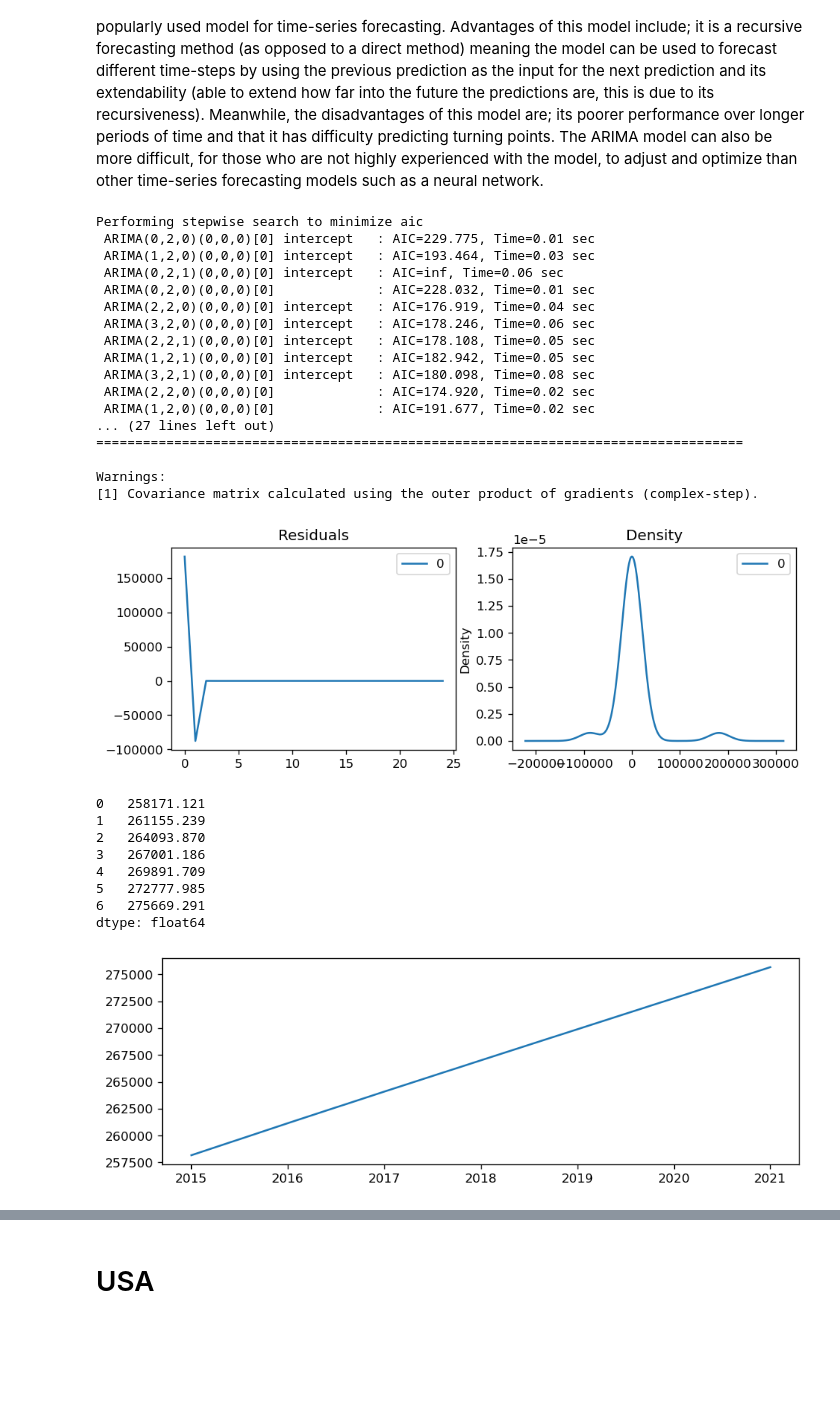
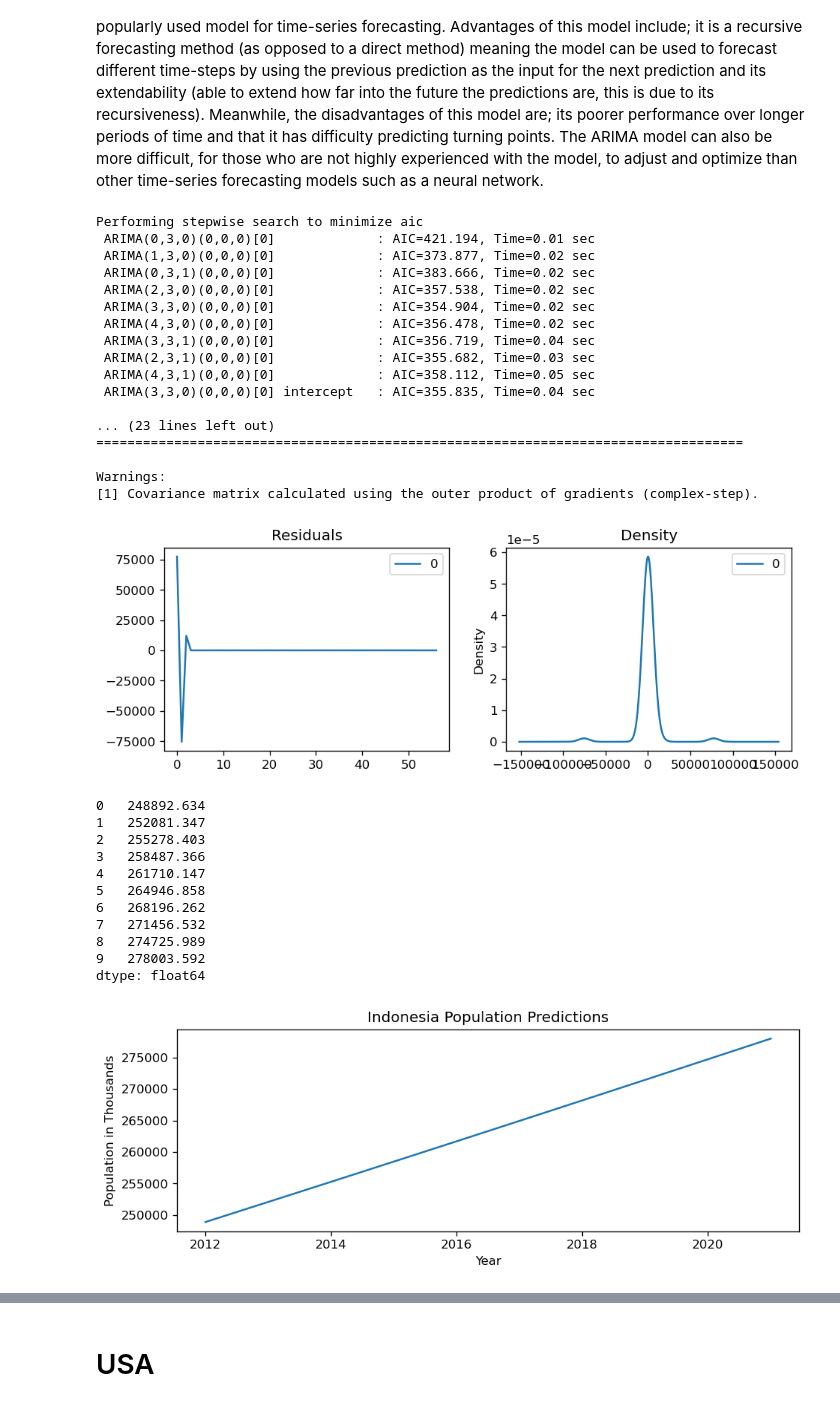
Before and after one commit to dkristek/UN_Country_Population_Growth, a Jupyter notebook: ARIMA_Model.ipynb, the cells around one changed output, grey strips where cells are left out. Saved outputs shown, nothing was run; the diff lists cells and outputs as text; code cells hidden in the pictures; blank space fills up the shorter version.

```diff
--- a/ARIMA_Model.ipynb
+++ b/ARIMA_Model.ipynb
@@ -71,7 +63,7 @@ india_df
 # %%
 #print result of query
 indonesia_df = pd.read_sql(
-    '''SELECT mid_year, population from populations where country_id = '3' ''',
+    '''SELECT mid_year, population from countries_populations where country_name = 'Indonesia' ''',
     con = engine
 )
 indonesia_df=indonesia_df.rename(columns={"mid_year":"Year", "population":"Population (Thousands)"})
@@ -669,12 +683,12 @@ Name: predicted_mean, dtype: float64
 # Indonesia
 # %%
 #train test split
-#aiming for 80% split
+#aiming for 85% split
 #25 train
 #7 test
-indonesia_train = indonesia_df[0:25]
+indonesia_train = indonesia_df[0:57]
 
-indonesia_test = indonesia_df[25:]
+indonesia_test = indonesia_df[57:]
 indonesia_test
 # %% [output]
 |  | Year | Population (Thousands) |
@@ -787,7 +803,7 @@ model = pm.auto_arima(y_training, start_p=0, start_q=0, information_criterion= '
                       test='adf',       # use adftest to find optimal 'd'
                       max_p=4, max_q=4, # maximum p and q
                       m=1,              # frequency of series
-                      d=None,           # let model determine 'd'
+                      d=3,           # set at 3 from differencing graphs
                       seasonal=False,   # No Seasonality
                       start_P=0,
                       D=0,
@@ -799,18 +815,18 @@ model = pm.auto_arima(y_training, start_p=0, start_q=0, information_criterion= '
 print(model.summary())
 # %% [output]
 Performing stepwise search to minimize aic
- ARIMA(0,2,0)(0,0,0)[0] intercept   : AIC=229.775, Time=0.01 sec
- ARIMA(1,2,0)(0,0,0)[0] intercept   : AIC=193.464, Time=0.03 sec
- ARIMA(0,2,1)(0,0,0)[0] intercept   : AIC=inf, Time=0.06 sec
- ARIMA(0,2,0)(0,0,0)[0]             : AIC=228.032, Time=0.01 sec
- ARIMA(2,2,0)(0,0,0)[0] intercept   : AIC=176.919, Time=0.04 sec
- ARIMA(3,2,0)(0,0,0)[0] intercept   : AIC=178.246, Time=0.06 sec
- ARIMA(2,2,1)(0,0,0)[0] intercept   : AIC=178.108, Time=0.05 sec
- ARIMA(1,2,1)(0,0,0)[0] intercept   : AIC=182.942, Time=0.05 sec
- ARIMA(3,2,1)(0,0,0)[0] intercept   : AIC=180.098, Time=0.08 sec
- ARIMA(2,2,0)(0,0,0)[0]             : AIC=174.920, Time=0.02 sec
- ARIMA(1,2,0)(0,0,0)[0]             : AIC=191.677, Time=0.02 sec
-... (27 lines left out)
+ ARIMA(0,3,0)(0,0,0)[0]             : AIC=421.194, Time=0.01 sec
+ ARIMA(1,3,0)(0,0,0)[0]             : AIC=373.877, Time=0.02 sec
+ ARIMA(0,3,1)(0,0,0)[0]             : AIC=383.666, Time=0.02 sec
+ ARIMA(2,3,0)(0,0,0)[0]             : AIC=357.538, Time=0.02 sec
+ ARIMA(3,3,0)(0,0,0)[0]             : AIC=354.904, Time=0.02 sec
+ ARIMA(4,3,0)(0,0,0)[0]             : AIC=356.478, Time=0.02 sec
+ ARIMA(3,3,1)(0,0,0)[0]             : AIC=356.719, Time=0.04 sec
+ ARIMA(2,3,1)(0,0,0)[0]             : AIC=355.682, Time=0.03 sec
+ ARIMA(4,3,1)(0,0,0)[0]             : AIC=358.112, Time=0.05 sec
+ ARIMA(3,3,0)(0,0,0)[0] intercept   : AIC=355.835, Time=0.04 sec
+
+... (23 lines left out)
 ===================================================================================
 
 Warnings:
@@ -822,27 +838,34 @@ residuals.plot(title="Residuals", ax=ax[0])
 residuals.plot(kind='kde', title='Density', ax=ax[1])
 plt.show()
 # %% [output]
-[figure, old version]
+[figure, new version]
 # %%
 #making predictions
-y_pred = pd.Series(model.predict(7))
+y_pred = pd.Series(model.predict(10))
 y_pred
 # %% [output]
-0   258171.121
-1   261155.239
-2   264093.870
-3   267001.186
-4   269891.709
-5   272777.985
-6   275669.291
+0   248892.634
+1   252081.347
+2   255278.403
+3   258487.366
+4   261710.147
+5   264946.858
+6   268196.262
+7   271456.532
+8   274725.989
+9   278003.592
 dtype: float64
 # %%
 #rename forecast index to correct years
-y_pred= y_pred.rename({0:2015, 1:2016, 2:2017, 3:2018, 4:2019, 5:2020, 6:2021})
+y_pred= y_pred.rename({0:2012, 1:2013, 2:2014, 3:2015, 4:2016, 5:2017, 6:2018, 7:2019, 8:2020,
+                      9:2021})
 y_pred.plot()
+plt.xlabel("Year")
+plt.ylabel('Population in Thousands')
+plt.title('Indonesia Population Predictions')
 plt.show()
 # %% [output]
-[figure, old version]
+[figure, new version]
 # %%
 #now plot the model predictions and the test data
 y_real = indonesia_test['Population (Thousands)'].astype('int32')
```
Also changed, not shown: parts of 70 cells of this notebook, 2 other files.
